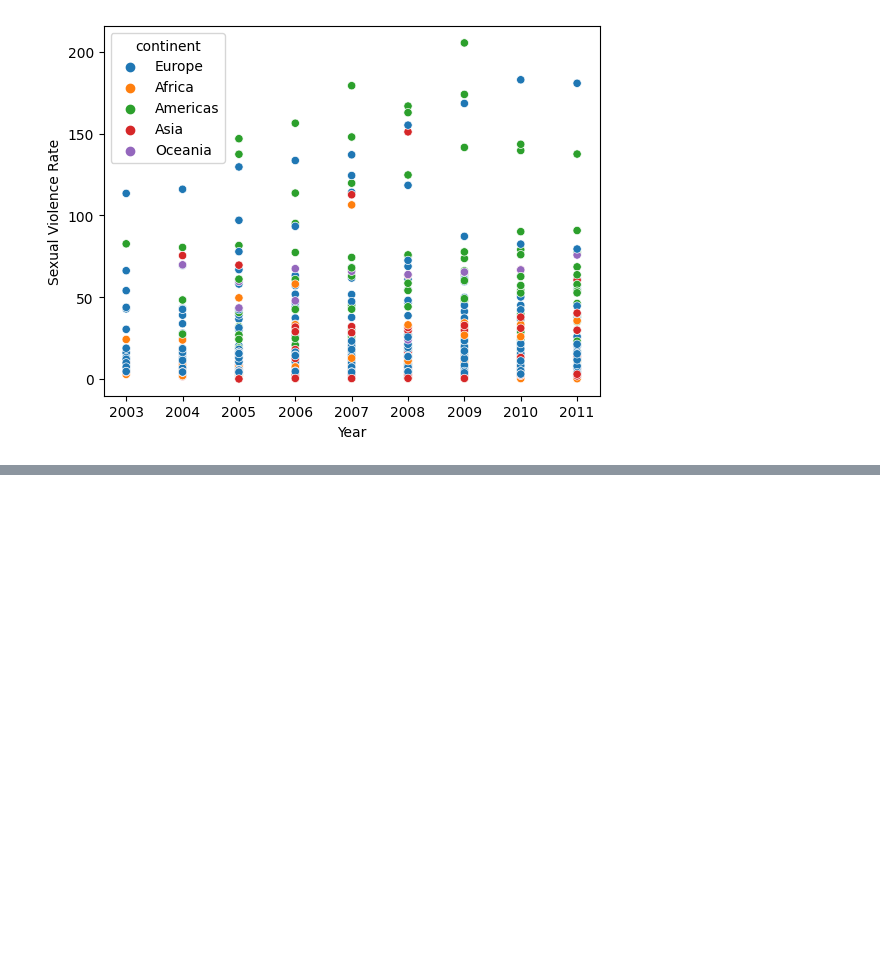
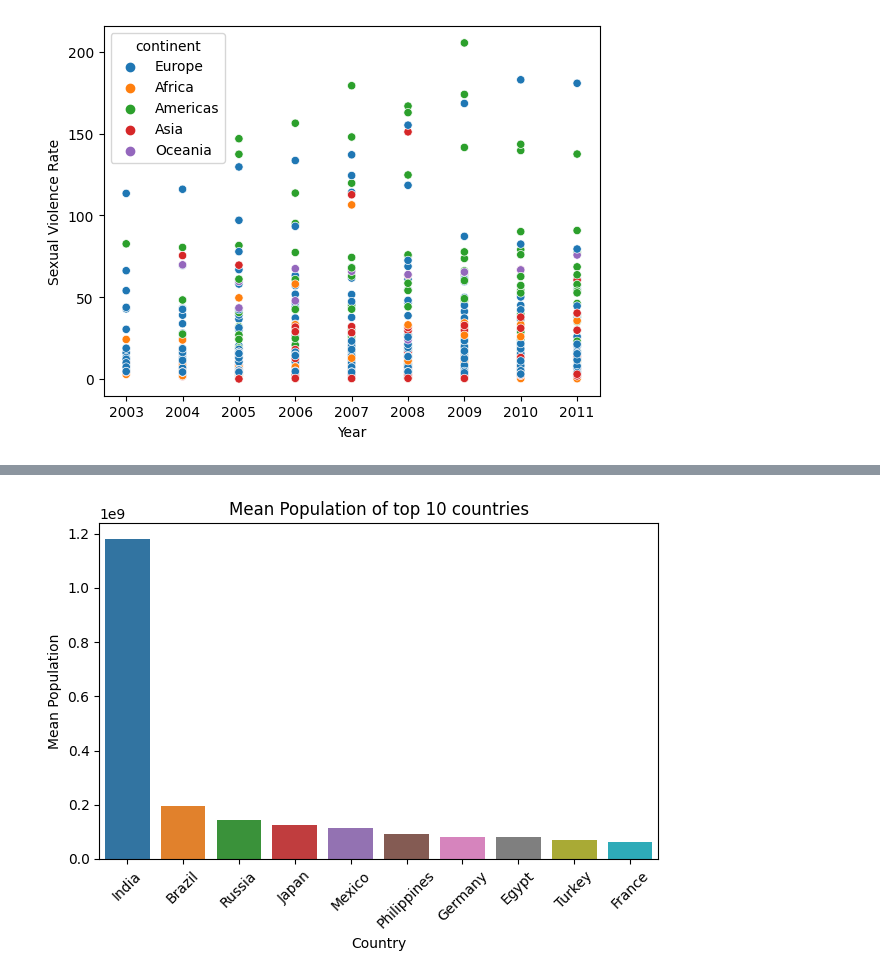
Before and after one commit to baywigg/DS2002Final, a Jupyter notebook: Analysis/analysis.ipynb, the cells around one changed output, grey strips where cells are left out. Drawn from its saved outputs; the diff is of its cells as text; code cells hidden in the pictures; blank space fills up the shorter version.

```diff
--- a/Analysis/analysis.ipynb
+++ b/Analysis/analysis.ipynb
@@ -179,0 +223,16 @@ fig.show()
+# %%
+#Graph of mean population per country
+import matplotlib.pyplot as plt
+
+mean_population = gap_mhealth.groupby('Entity')['population'].mean().reset_index()
+top_10_countries = mean_population.sort_values(by=['population'], ascending=False).head(10)
+#plt.figure(figsize=(10, 6))  # Adjust figure size as needed
+sb.barplot(x='Entity', y='population', data=top_10_countries)
+plt.title('Mean Population of top 10 countries')
+plt.xlabel('Country')
+plt.ylabel('Mean Population')
+plt.xticks(rotation=45)  # Rotate x-axis labels for better readability
+plt.tight_layout()
+plt.show()
+# %% [output]
+[figure, added]
```
Also changed, not shown: parts of 7 cells of this notebook.
